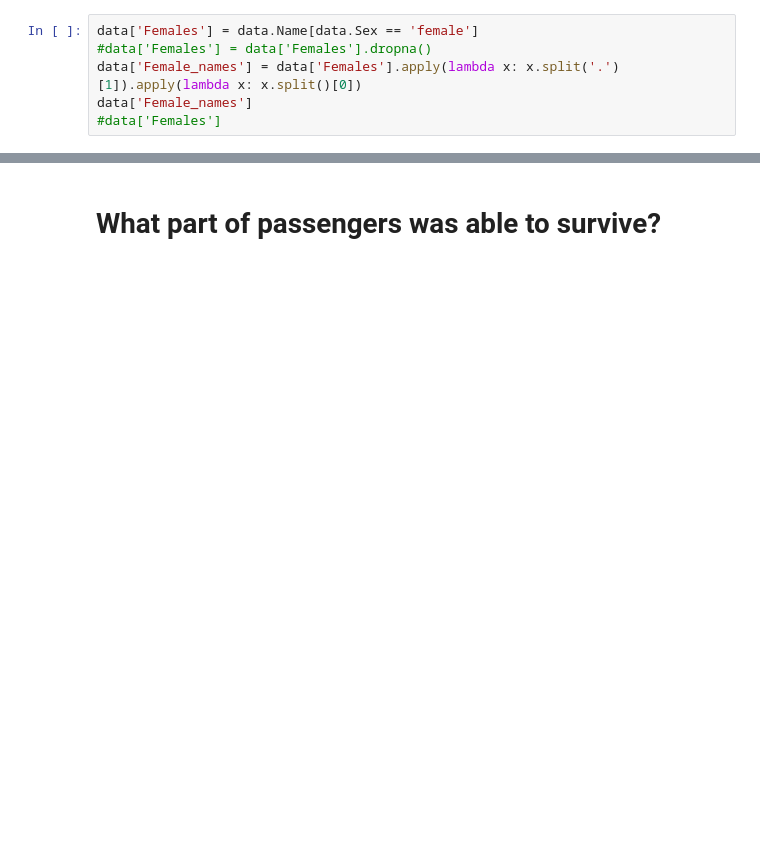
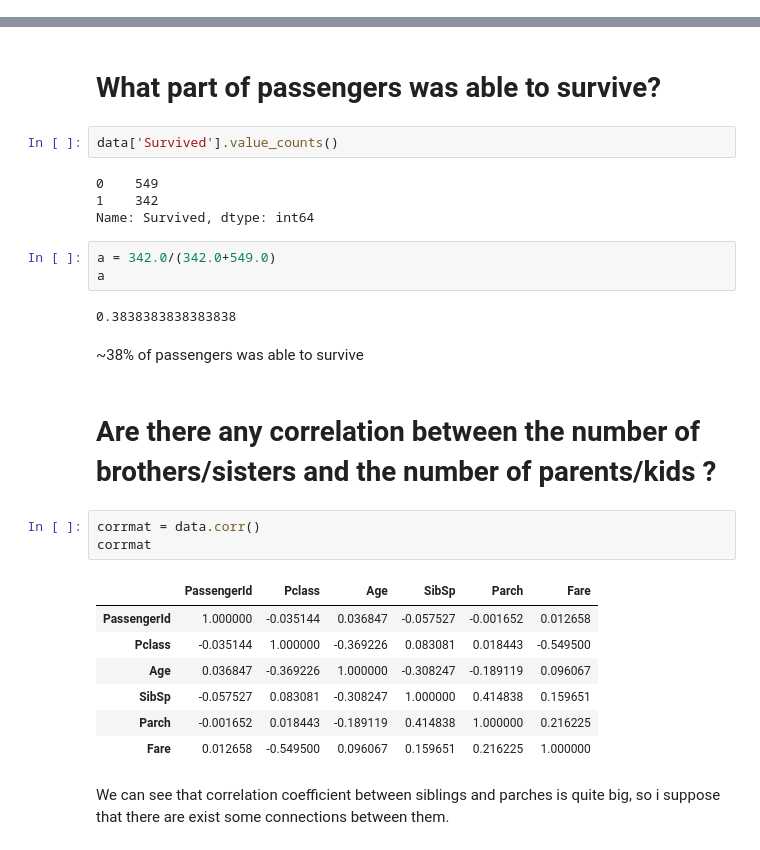
Before and after one commit to Lizyamba/Elizaveta-Vostrikova, a Jupyter notebook: Lab #1 Intoduction to instruments.ipynb, the cells around one changed output, grey strips where cells are left out. Saved outputs shown, nothing was run; the diff lists cells and outputs as text; blank space fills up the shorter version.

```diff
--- a/Lab #1 Intoduction to instruments.ipynb
+++ b/Lab #1 Intoduction to instruments.ipynb
@@ -161,6 +99,0 @@ result= ['Miss.']
-# %%
-data['Females'] = data.Name[data.Sex == 'female']
-#data['Females'] = data['Females'].dropna()
-data['Female_names'] = data['Females'].apply(lambda x: x.split('.')[1]).apply(lambda x: x.split()[0])
-data['Female_names']
-#data['Females']
@@ -289,2 +195,30 @@ pd.crosstab(data['Name_Title'],data['Pclass'])
 # %% [markdown]
 # What part of passengers was able to survive?
+# %%
+data['Survived'].value_counts()
+# %% [output]
+0    549
+1    342
+Name: Survived, dtype: int64
+# %%
+a = 342.0/(342.0+549.0)
+a
+# %% [output]
+0.3838383838383838
+# %% [markdown]
+~38% of passengers was able to survive
+# %% [markdown]
+# Are there any correlation between the number of brothers/sisters and the number of parents/kids ?
+# %%
+corrmat = data.corr()
+corrmat
+# %% [output]
+|  | PassengerId | Pclass | Age | SibSp | Parch | Fare |
+| PassengerId | 1.000000 | -0.035144 | 0.036847 | -0.057527 | -0.001652 | 0.012658 |
+| Pclass | -0.035144 | 1.000000 | -0.369226 | 0.083081 | 0.018443 | -0.549500 |
+| Age | 0.036847 | -0.369226 | 1.000000 | -0.308247 | -0.189119 | 0.096067 |
+| SibSp | -0.057527 | 0.083081 | -0.308247 | 1.000000 | 0.414838 | 0.159651 |
+| Parch | -0.001652 | 0.018443 | -0.189119 | 0.414838 | 1.000000 | 0.216225 |
+| Fare | 0.012658 | -0.549500 | 0.096067 | 0.159651 | 0.216225 | 1.000000 |
+# %% [markdown]
+We can see that correlation coefficient between siblings and parches is quite big, so i suppose that there are exist some connections between them.
```
Also changed, not shown: parts of 21 cells of this notebook.
